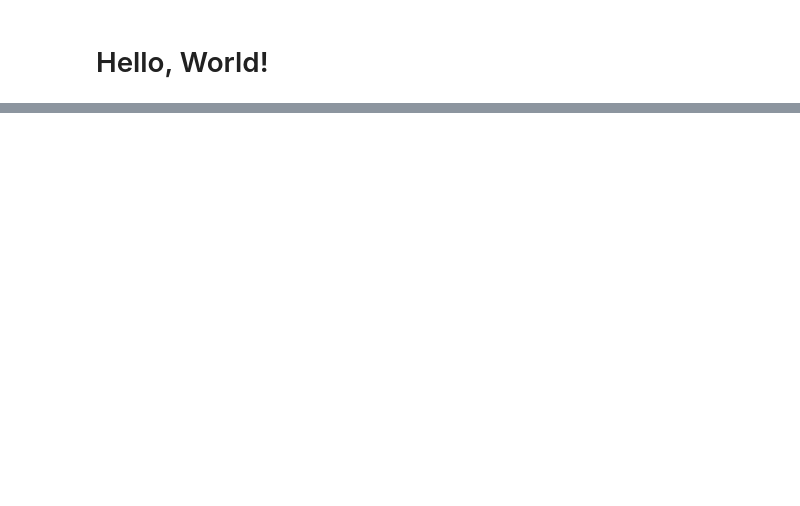
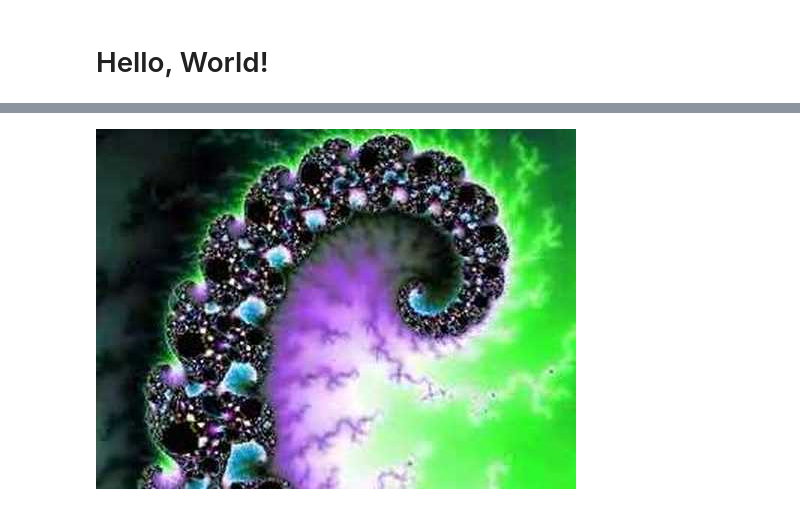
Before and after one commit to andersy005/Python-Quest, a Jupyter notebook: my_notebooks/Basics.ipynb, the cells around one changed output, grey strips where cells are left out. Saved outputs shown, nothing was run; the diff lists cells and outputs as text; code cells hidden in the pictures; blank space fills up the shorter version.

```diff
--- a/my_notebooks/Basics.ipynb
+++ b/my_notebooks/Basics.ipynb
@@ -132,0 +222,5 @@ element.style.color = 'blue'
+# %%
+from IPython.display import YouTubeVideo
+YouTubeVideo('G_GBwuYuOOs')
+# %% [output]
+[figure, added]
```
Also changed, not shown: parts of 19 cells of this notebook, 2 other files.
